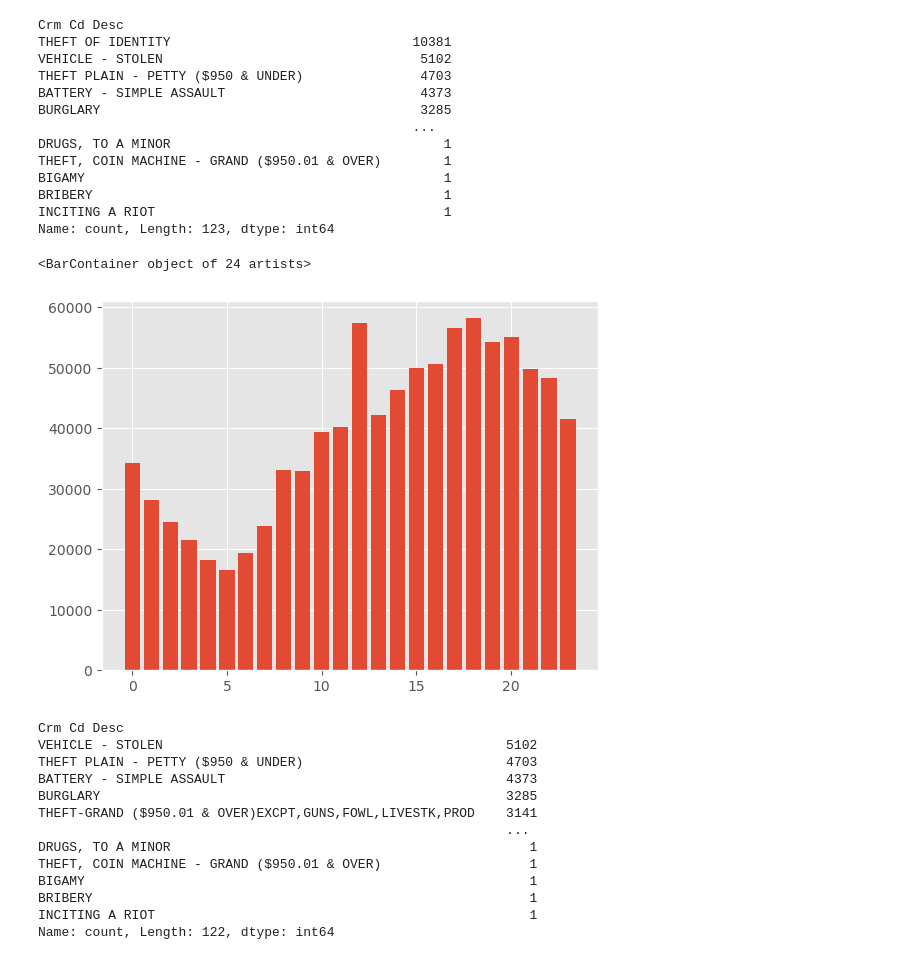
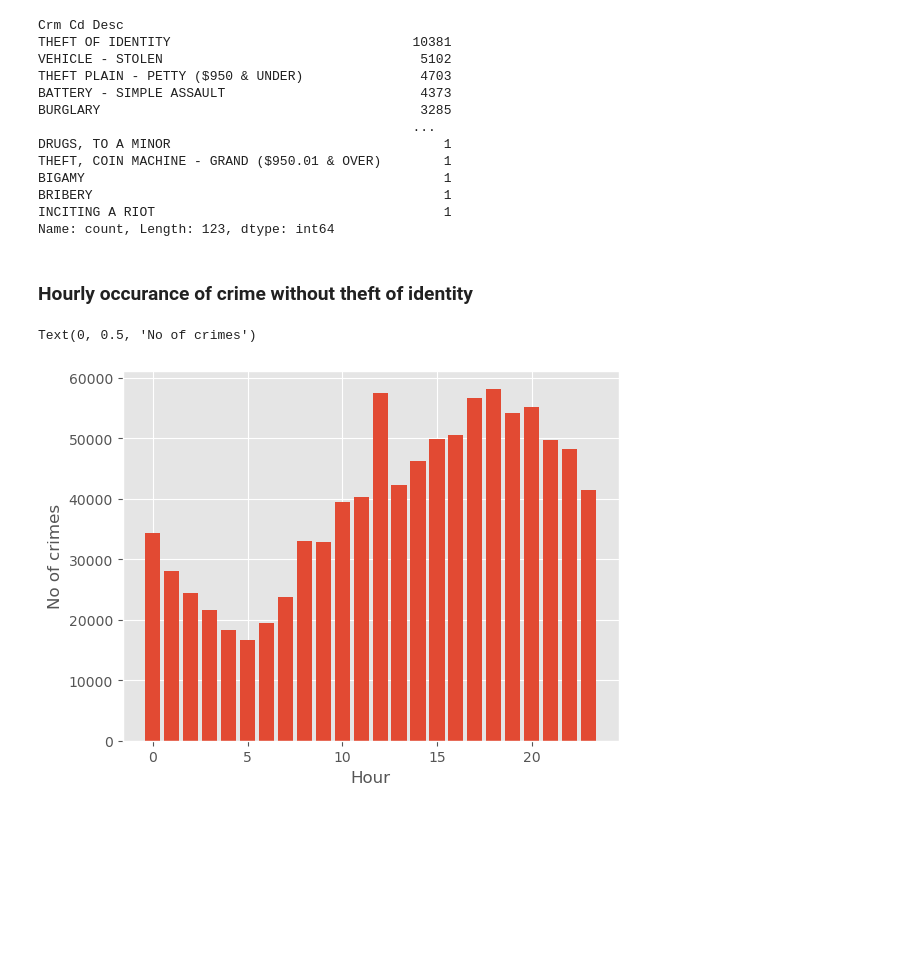
Before and after one commit to Shaharajahfer/data-analysis-notebook, a Jupyter notebook: LA Crime Project.ipynb, the cells around one changed output. Drawn from its saved outputs; the diff is of its cells as text; code cells hidden in the pictures; blank space fills up the shorter version.

```diff
--- a/LA Crime Project.ipynb
+++ b/LA Crime Project.ipynb
@@ -275,3 +283,0 @@ df['Year'].value_counts().sort_index().plot(kind = 'bar')
-# %%
-df = df[~((df['Month'] == '12') & (df['Year'] == '2023'))]
-df
@@ -645,24 +606,12 @@ Name: count, Length: 123, dtype: int64
 no_identity_theft = df[~(df['Crm Cd Desc'] == 'THEFT OF IDENTITY')]
+# %% [markdown]
+### Hourly occurance of crime without theft of identity
 # %%
 new_hourly_occ = no_identity_theft['TIME OCC'].apply(lambda t: t.hour).value_counts().sort_index().reset_index(name = 'count')
 # %%
 plt.bar(new_hourly_occ['TIME OCC'], new_hourly_occ['count'])
+plt.xlabel('Hour')
+plt.ylabel('No of crimes')
 # %% [output]
-<BarContainer object of 24 artists>
+Text(0, 0.5, 'No of crimes')
-[figure, old version]
+[figure, new version]
-# %%
-no_identity_theft[no_identity_theft['TIME OCC'].apply(lambda t: t.hour) == 12]['Crm Cd Desc'].value_counts()
-# %% [output]
-Crm Cd Desc
-VEHICLE - STOLEN                                            5102
-THEFT PLAIN - PETTY ($950 & UNDER)                          4703
-BATTERY - SIMPLE ASSAULT                                    4373
-BURGLARY                                                    3285
-THEFT-GRAND ($950.01 & OVER)EXCPT,GUNS,FOWL,LIVESTK,PROD    3141
-                                                            ...
-DRUGS, TO A MINOR                                              1
-THEFT, COIN MACHINE - GRAND ($950.01 & OVER)                   1
-BIGAMY                                                         1
-BRIBERY                                                        1
-INCITING A RIOT                                                1
-Name: count, Length: 122, dtype: int64
```
Also changed, not shown: parts of 39 cells of this notebook.
